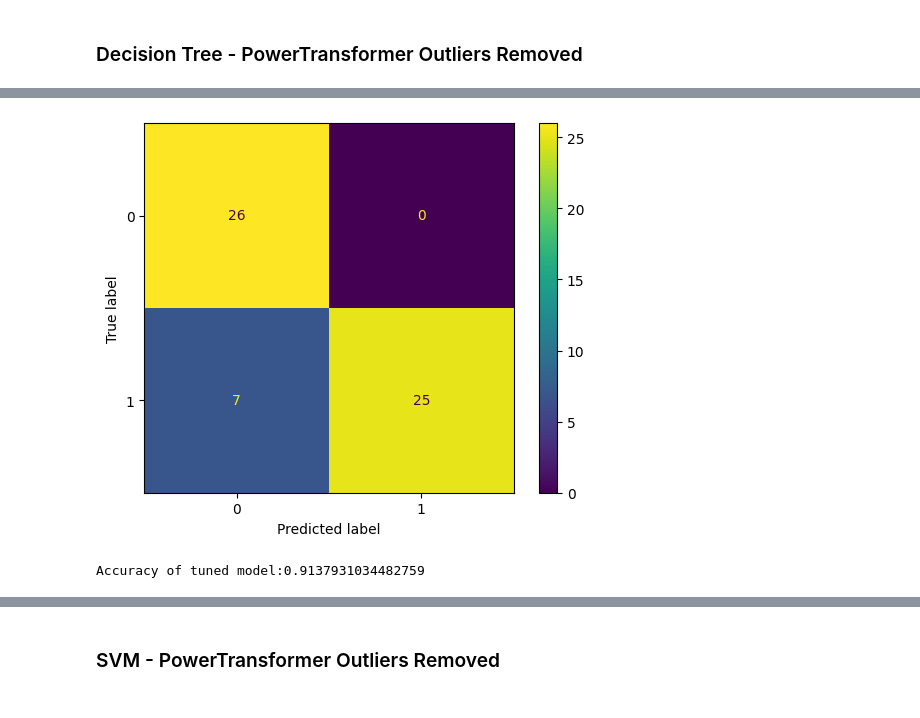
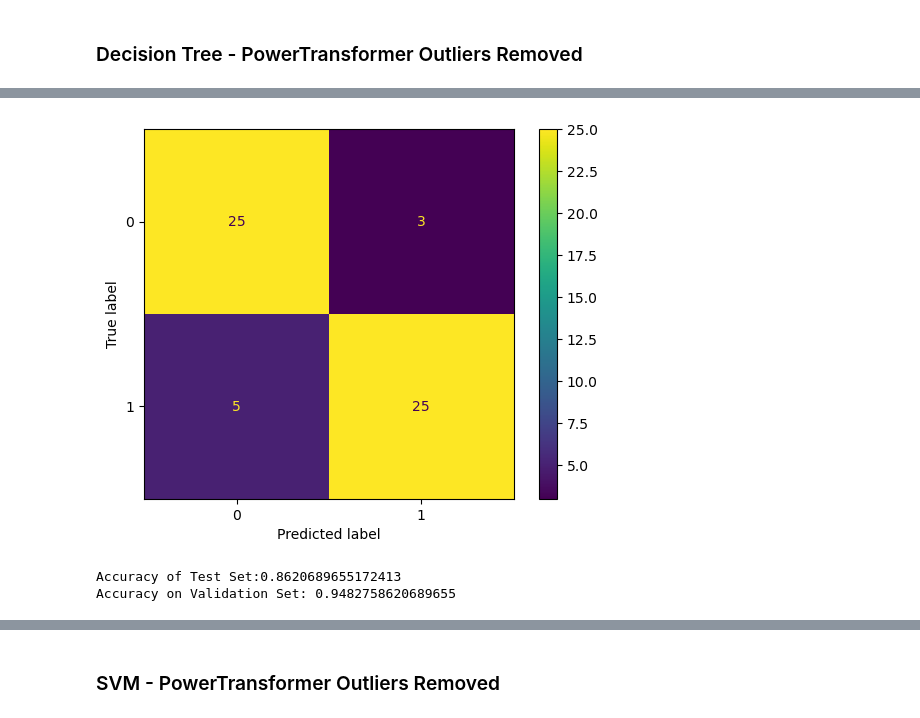
Before and after one commit to t-price/ML_project, a Jupyter notebook: Parkinsons_PowerTransformer.ipynb, the cells around one changed output, grey strips where cells are left out. Saved outputs shown, nothing was run; the diff lists cells and outputs as text; code cells hidden in the pictures.

```diff
--- a/Parkinsons_PowerTransformer.ipynb
+++ b/Parkinsons_PowerTransformer.ipynb
@@ -1018,21 +1273,27 @@ Best depth score: 7 and Best feature score: 6
 # %%
 from sklearn.metrics import confusion_matrix, ConfusionMatrixDisplay
 
 #dt = DecisionTreeClassifier(random_state=42, max_depth=np.argmax(dscores) + 1, max_features=np.argmax(fscores)+1)
 dt = DecisionTreeClassifier(random_state=42, max_depth=np.argmax(dscores) + 1)
 #dt = DecisionTreeClassifier(random_state=42, max_features=np.argmax(fscores)+1)
 
 dt.fit(transformed_pow_no, y_train_no_outliers_pow)
+transformed_val = pca.transform(X_val_pow)
 
 predict_pow_test_no = dt.predict(transformed_test)
+predict_pow_val_no = dt.predict(transformed_val)
 
 cm_pow = confusion_matrix(test_y, predict_pow_test_no, labels=dt.classes_)
 disp = ConfusionMatrixDisplay(cm_pow, display_labels=dt.classes_)
 disp.plot()
 plt.show()
 
 accuracy = accuracy_score(test_y, predict_pow_test)
-print(f'Accuracy of tuned model:{accuracy}')
+print(f'Accuracy of Test Set:{accuracy}')
+
+accuracy_val = accuracy_score(val_y, predict_pow_val_no)
+print(f'Accuracy on Validation Set: {accuracy_val}')
 # %% [output]
-[figure, old version]
+[figure, new version]
-Accuracy of tuned model:0.9137931034482759
+Accuracy of Test Set:0.8620689655172413
+Accuracy on Validation Set: 0.9482758620689655
```
Also changed, not shown: parts of 32 cells of this notebook, 14 other files.
